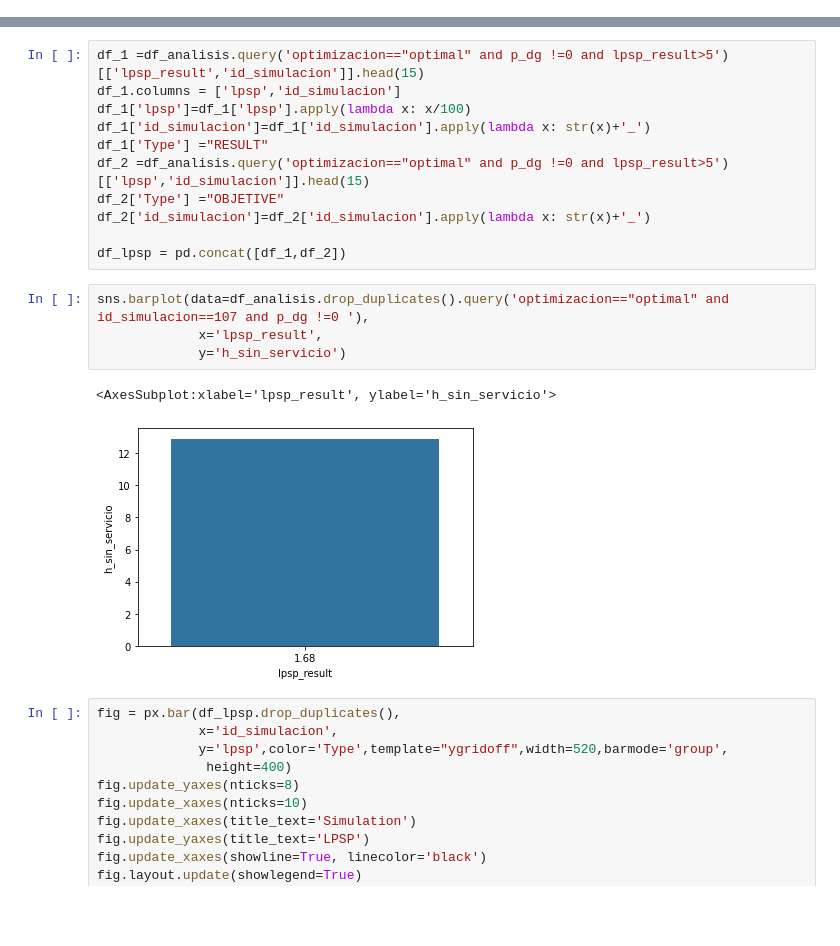
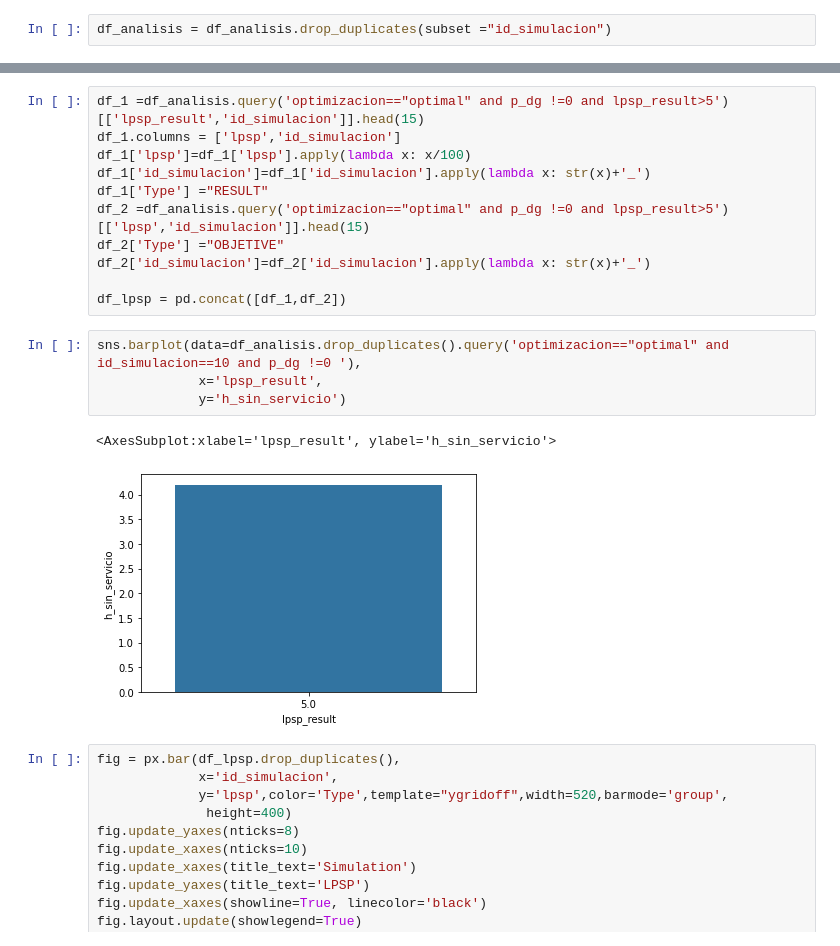
Before and after one commit to WRopero/dimensionamiento_microrred, a Jupyter notebook: preguntas_investigacion.ipynb, the cells around one changed output, grey strips where cells are left out. Drawn from its saved outputs; the diff is of its cells as text; blank space fills up the shorter version.

```diff
--- a/preguntas_investigacion.ipynb
+++ b/preguntas_investigacion.ipynb
@@ -130,6 +137,8 @@ df_analisis = df_analisis.merge(horas_final,
                        left_on='id_simulacion',
                        right_on='id_simulacion',
                        how='left')
+# %%
+df_analisis = df_analisis.drop_duplicates(subset ="id_simulacion")
 # %%
 df_analisis.drop_duplicates()
 # %% [output]
@@ -185,12 +196,12 @@ df_2['id_simulacion']=df_2['id_simulacion'].apply(lambda x: str(x)+'_')
 
 df_lpsp = pd.concat([df_1,df_2])
 # %%
-sns.barplot(data=df_analisis.drop_duplicates().query('optimizacion=="optimal" and id_simulacion==107 and p_dg !=0 '),
+sns.barplot(data=df_analisis.drop_duplicates().query('optimizacion=="optimal" and id_simulacion==10 and p_dg !=0 '),
              x='lpsp_result',
              y='h_sin_servicio')
 # %% [output]
 <AxesSubplot:xlabel='lpsp_result', ylabel='h_sin_servicio'>
-[figure, old version]
+[figure, new version]
 # %%
 fig = px.bar(df_lpsp.drop_duplicates(),
              x='id_simulacion',
```
Also changed, not shown: parts of 6 cells of this notebook.
